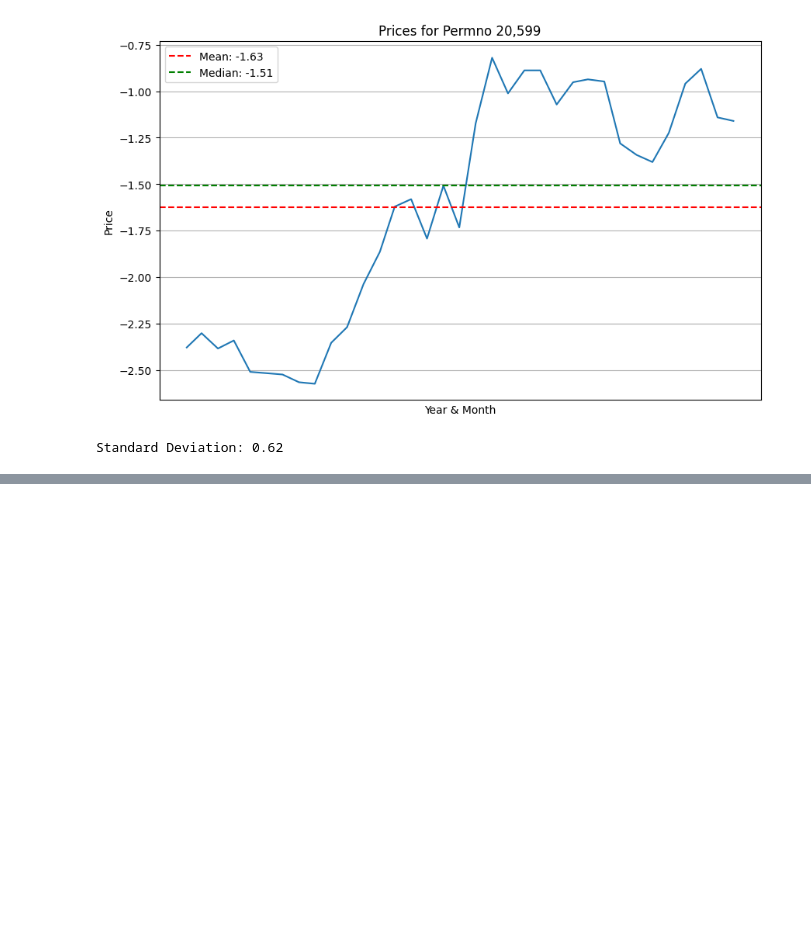
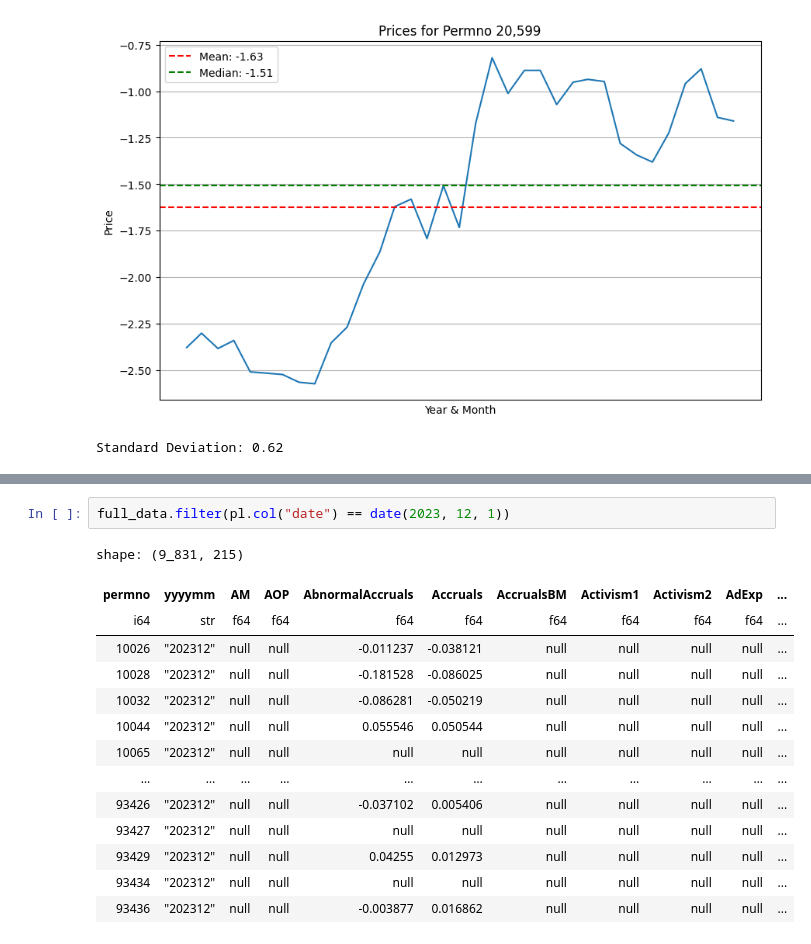
Before and after one commit to NicolasAlmerge/FIN407FinalProject, a Jupyter notebook: DataAnalysis.ipynb, the cells around one changed output, grey strips where cells are left out. Saved outputs shown, nothing was run; the diff lists cells and outputs as text; blank space fills up the shorter version.

```diff
--- a/DataAnalysis.ipynb
+++ b/DataAnalysis.ipynb
@@ -126,0 +140,17 @@ shape: (5_249_456, 215)
+# %%
+full_data.filter(pl.col("date") == date(2023, 12, 1))
+# %% [output]
+shape: (9_831, 215)
+| permno | yyyymm | AM | AOP | AbnormalAccruals | Accruals | AccrualsBM | Activism1 | Activism2 | AdExp | ... |
+| i64 | str | f64 | f64 | f64 | f64 | f64 | f64 | f64 | f64 | ... |
+| 10026 | "202312" | null | null | -0.011237 | -0.038121 | null | null | null | null | ... |
+| 10028 | "202312" | null | null | -0.181528 | -0.086025 | null | null | null | null | ... |
+| 10032 | "202312" | null | null | -0.086281 | -0.050219 | null | null | null | null | ... |
+| 10044 | "202312" | null | null | 0.055546 | 0.050544 | null | null | null | null | ... |
+| 10065 | "202312" | null | null | null | null | null | null | null | null | ... |
+| … | … | … | … | … | … | … | … | … | … | ... |
+| 93426 | "202312" | null | null | -0.037102 | 0.005406 | null | null | null | null | ... |
+| 93427 | "202312" | null | null | null | null | null | null | null | null | ... |
+| 93429 | "202312" | null | null | 0.04255 | 0.012973 | null | null | null | null | ... |
+| 93434 | "202312" | null | null | null | null | null | null | null | null | ... |
+| 93436 | "202312" | null | null | -0.003877 | 0.016862 | null | null | null | null | ... |
```
Also changed, not shown: parts of 6 cells of this notebook, 1 other file.
